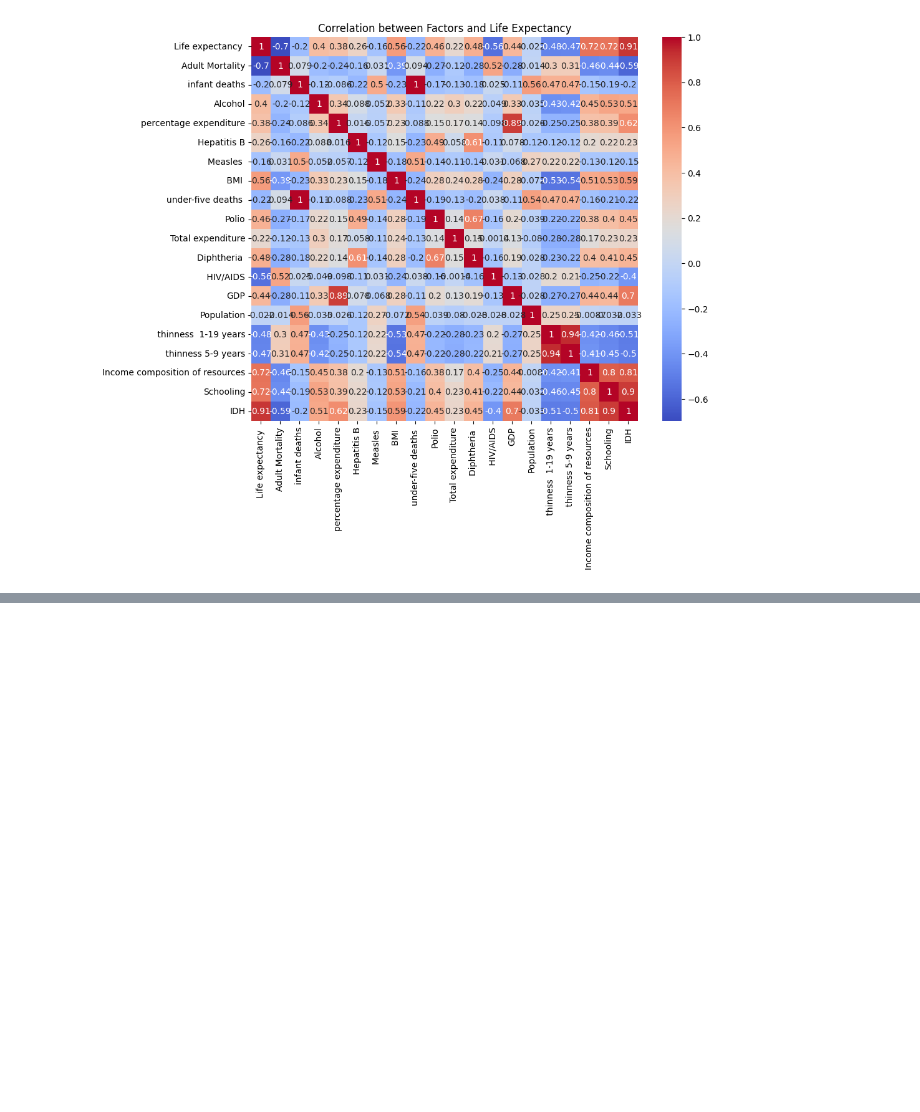
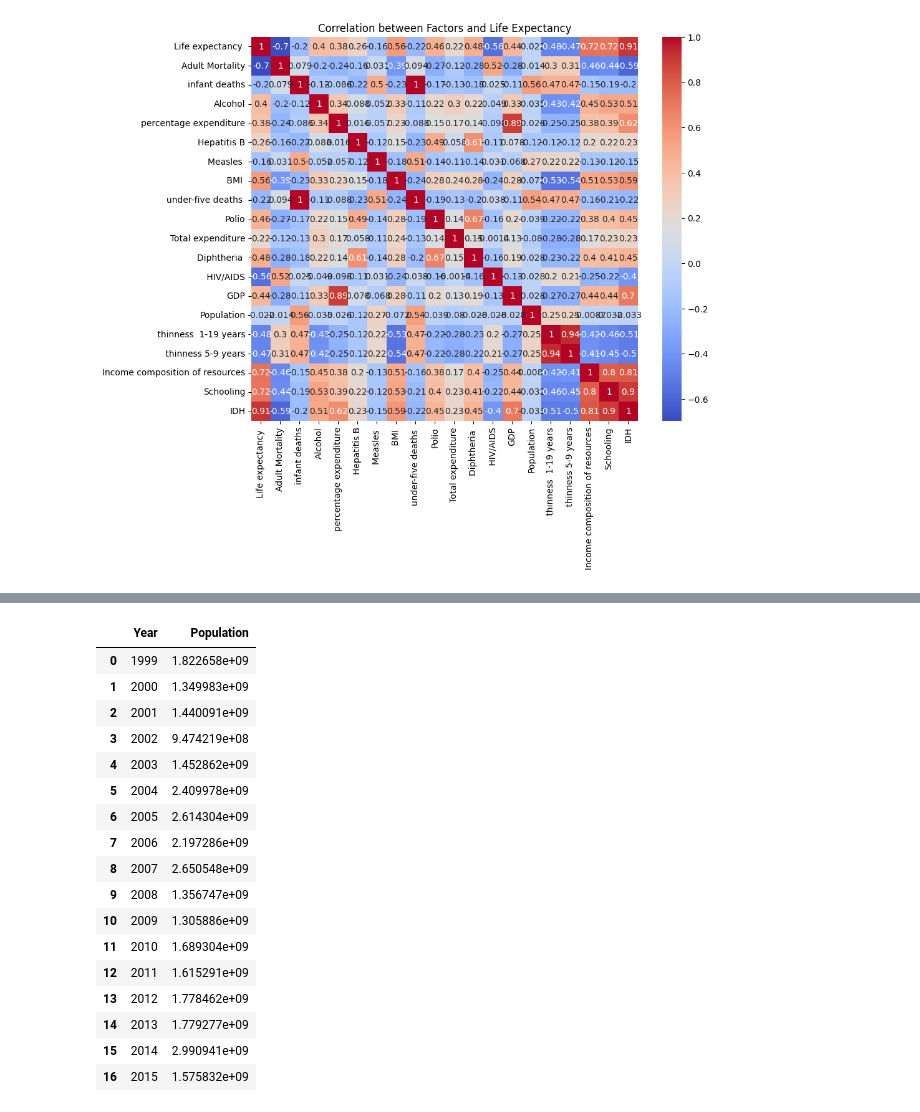
Before and after one commit to axel-achart/dazzle-dash, a Jupyter notebook: analyse.ipynb, the cells around one changed output, grey strips where cells are left out. Cells and saved outputs as stored; diff of their text form; code cells hidden in the pictures; blank space fills up the shorter version.

```diff
--- a/analyse.ipynb
+++ b/analyse.ipynb
@@ -87,3 +87,81 @@ plt.title('Correlation between Factors and Life Expectancy (middle [-0.4,0.4] =
 plt.show()
 # %% [output]
 [figure]
+# %%
+
+import pandas as pd
+import numpy as np
+
+# Use absolute path to ensure correct file location
+csv_path = 'c:/Users/Cycrustmine/laplateforme/B2/Repos/dazzle-dash/data/Life Expectancy Data with IDH and Imputed Values.csv'
+
+# Read existing data
+df = pd.read_csv(csv_path)
+
+# Remove any existing 'World' entries to avoid duplicates
+df = df[df['Country'] != 'World']
+
+# Get column types for non-object columns
+dtypes = {col: df[col].dtype for col in df.columns
+          if df[col].dtype != 'object'}
+
+# Identify numeric columns for averaging (exclude Year and Population)
+numeric_cols = df.select_dtypes(include=[np.number]).columns.tolist()
+numeric_cols = [col for col in numeric_cols if col not in ['Year', 'Population']]
+
+# Create world rows for each year
+years = sorted(df['Year'].unique())
+world_rows = []
+
+for year in years:
+    year_data = df[df['Year'] == year].copy()
+
+    # Calculate world metrics
+    world_row = {
+        'Country': 'World',
+        'Year': year,
+        'Status': 'World'
+    }
+
+    # Handle Population sum separately, counting only non-null values
+    valid_population = year_data['Population'].dropna()
+    world_row['Population'] = valid_population.sum()
+
+    # Calculate means for other numeric columns, handling missing values
+    for col in numeric_cols:
+        valid_data = year_data[col].dropna()
+        if len(valid_data) > 0:
+            world_row[col] = valid_data.mean()
+        else:
+            world_row[col] = np.nan
+
+    world_rows.append(world_row)
+
+# Convert to DataFrame
+world_df = pd.DataFrame(world_rows)
+
+# Ensure proper data types
+for col, dtype in dtypes.items():
+    if col in world_df.columns:
+        world_df[col] = world_df[col].astype(dtype)
+
+# Combine original and world data
+combined = pd.concat([df, world_df], ignore_index=True)
+
+# Save with index=False to avoid extra column
+combined.to_csv(csv_path, index=False)
+
+# Verify the update
+print(f"Original rows (without World): {df.shape[0]}")
+print(f"Added world rows: {world_df.shape[0]}")
+print(f"Total rows now: {combined.shape[0]}")
+print("\nWorld population by year:")
+print("(Note: Sums only include countries with reported population data)")
+display(world_df[['Year', 'Population']].sort_values('Year'))
+
+# Show number of countries with population data per year
+print("\nNumber of countries with population data per year:")
+for year in years:
+    count = df[df['Year'] == year]['Population'].notna().sum()
+    print(f"Year {year}: {count} countries")
+# %% [output]
@@ -89,0 +174,18 @@ plt.show()
+|  | Year | Population |
+| 0 | 1999 | 1.822658e+09 |
+| 1 | 2000 | 1.349983e+09 |
+| 2 | 2001 | 1.440091e+09 |
+| 3 | 2002 | 9.474219e+08 |
+| 4 | 2003 | 1.452862e+09 |
+| 5 | 2004 | 2.409978e+09 |
+| 6 | 2005 | 2.614304e+09 |
+| 7 | 2006 | 2.197286e+09 |
+| 8 | 2007 | 2.650548e+09 |
+| 9 | 2008 | 1.356747e+09 |
+| 10 | 2009 | 1.305886e+09 |
+| 11 | 2010 | 1.689304e+09 |
+| 12 | 2011 | 1.615291e+09 |
+| 13 | 2012 | 1.778462e+09 |
+| 14 | 2013 | 1.779277e+09 |
+| 15 | 2014 | 2.990941e+09 |
+| 16 | 2015 | 1.575832e+09 |
```
Also changed, not shown: parts of 2 cells of this notebook, 2 other files.
